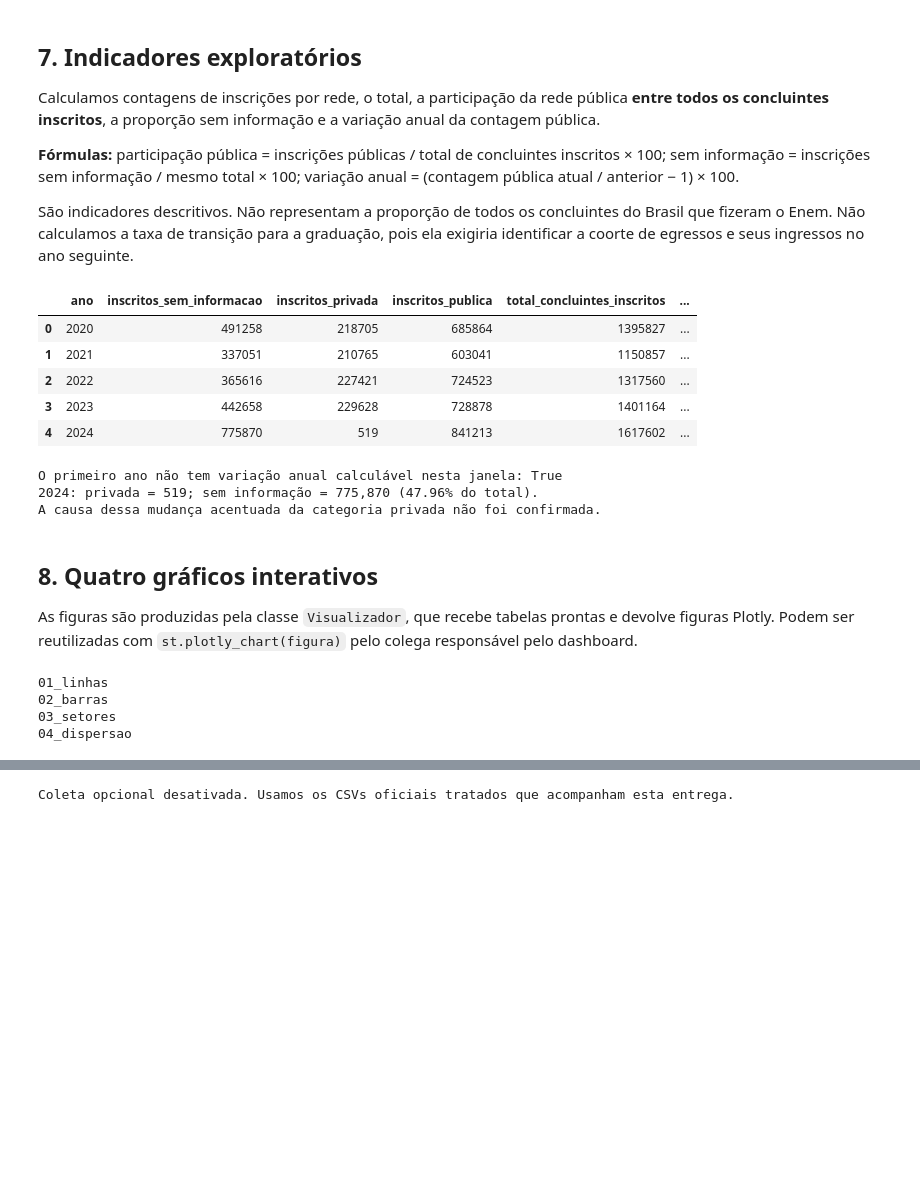
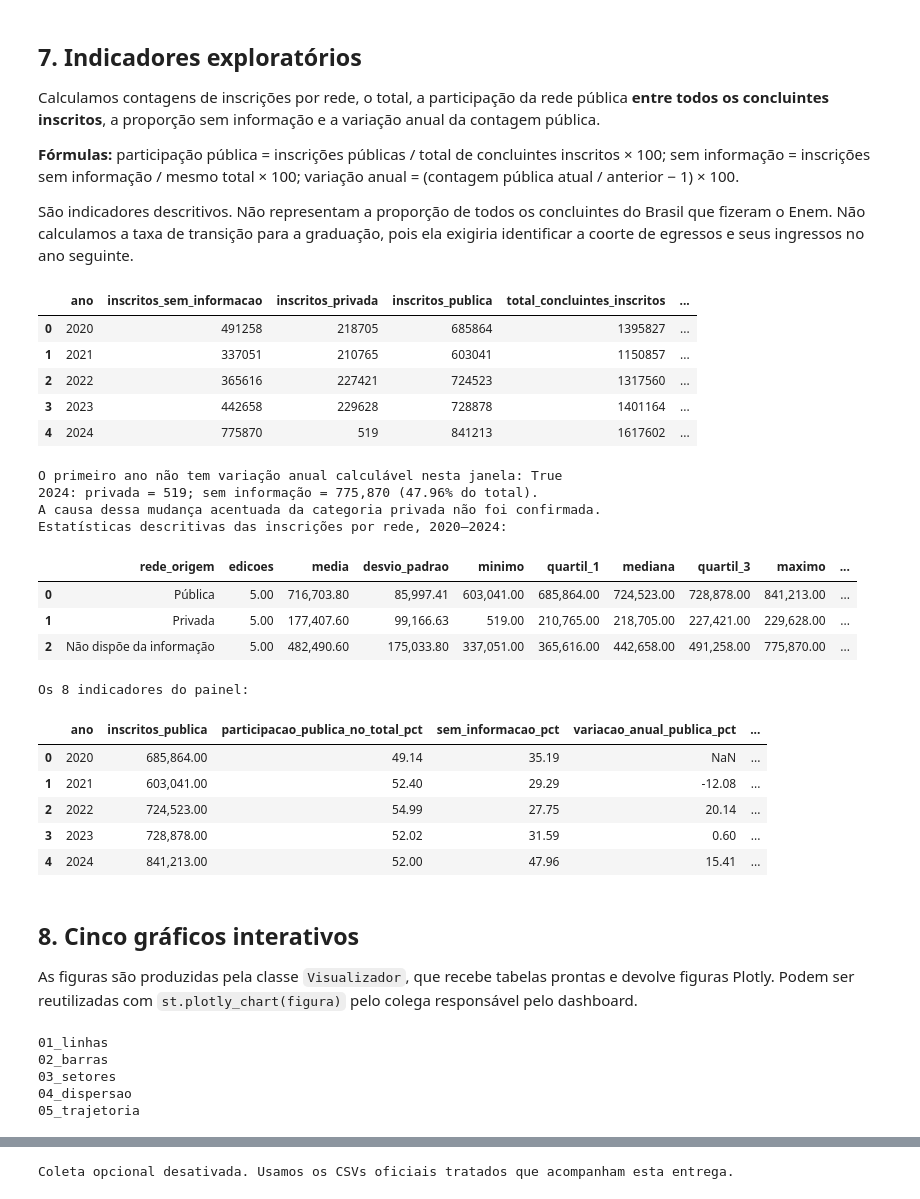
Before and after one commit to vienvs/ProjetoFinalPOO, a Jupyter notebook: notebooks/01_exploracao.ipynb, the cells around one changed output, grey strips where cells are left out. Cells and saved outputs as stored; diff of their text form; code cells hidden in the pictures; blank space fills up the shorter version.

Commit message:
feature/app-docs-estatisticas
Adiciona app.py, documentação, estatísticas descritivas e integra o notebook

```diff
--- a/notebooks/01_exploracao.ipynb
+++ b/notebooks/01_exploracao.ipynb
@@ -495,31 +351,52 @@ Não calculamos a taxa de transição para a graduação, pois ela exigiria iden
 # %%
 resumo = AnalisadorColeta(enem).resumo()
 display(resumo)
 print('O primeiro ano não tem variação anual calculável nesta janela:',
       pd.isna(resumo.loc[0, 'variacao_anual_publica_pct']))
 ano_2024 = resumo.loc[resumo.ano.eq(2024)].iloc[0]
 print(f'2024: privada = {ano_2024.inscritos_privada:,.0f}; '
       f'sem informação = {ano_2024.inscritos_sem_informacao:,.0f} '
       f'({ano_2024.sem_informacao_pct:.2f}% do total).')
 print('A causa dessa mudança acentuada da categoria privada não foi confirmada.')
+
+print('Estatísticas descritivas das inscrições por rede, 2020–2024:')
+display(AnalisadorColeta(enem).estatisticas())
+
+catalogo = CatalogoIndicadores.padrao()
+dados = carregar_dados()
+print(f'Os {len(catalogo)} indicadores do painel:')
+display(catalogo.tabela(dados))
 # %% [output]
 |  | ano | inscritos_sem_informacao | inscritos_privada | inscritos_publica | total_concluintes_inscritos | ... |
 | 0 | 2020 | 491258 | 218705 | 685864 | 1395827 | ... |
 | 1 | 2021 | 337051 | 210765 | 603041 | 1150857 | ... |
 | 2 | 2022 | 365616 | 227421 | 724523 | 1317560 | ... |
 | 3 | 2023 | 442658 | 229628 | 728878 | 1401164 | ... |
 | 4 | 2024 | 775870 | 519 | 841213 | 1617602 | ... |
 O primeiro ano não tem variação anual calculável nesta janela: True
 2024: privada = 519; sem informação = 775,870 (47.96% do total).
 A causa dessa mudança acentuada da categoria privada não foi confirmada.
+Estatísticas descritivas das inscrições por rede, 2020–2024:
+|  | rede_origem | edicoes | media | desvio_padrao | minimo | quartil_1 | mediana | quartil_3 | maximo | ... |
+| 0 | Pública | 5.00 | 716,703.80 | 85,997.41 | 603,041.00 | 685,864.00 | 724,523.00 | 728,878.00 | 841,213.00 | ... |
+| 1 | Privada | 5.00 | 177,407.60 | 99,166.63 | 519.00 | 210,765.00 | 218,705.00 | 227,421.00 | 229,628.00 | ... |
+| 2 | Não dispõe da informação | 5.00 | 482,490.60 | 175,033.80 | 337,051.00 | 365,616.00 | 442,658.00 | 491,258.00 | 775,870.00 | ... |
+Os 8 indicadores do painel:
+|  | ano | inscritos_publica | participacao_publica_no_total_pct | sem_informacao_pct | variacao_anual_publica_pct | ... |
+| 0 | 2020 | 685,864.00 | 49.14 | 35.19 | NaN | ... |
+| 1 | 2021 | 603,041.00 | 52.40 | 29.29 | -12.08 | ... |
+| 2 | 2022 | 724,523.00 | 54.99 | 27.75 | 20.14 | ... |
+| 3 | 2023 | 728,878.00 | 52.02 | 31.59 | 0.60 | ... |
+| 4 | 2024 | 841,213.00 | 52.00 | 47.96 | 15.41 | ... |
 # %% [markdown]
-## 8. Quatro gráficos interativos
+## 8. Cinco gráficos interativos
 
 As figuras são produzidas pela classe `Visualizador`, que recebe tabelas prontas e devolve figuras Plotly.
 Podem ser reutilizadas com `st.plotly_chart(figura)` pelo colega responsável pelo dashboard.
 # %%
 visualizador = Visualizador()
-figuras = visualizador.todas(enem, superior)
+dados['trajetoria_pct'] = catalogo.tabela_longa(dados, CODIGOS_TRAJETORIA)
+figuras = visualizador.todas(dados)
 # O formato Plotly é mantido na saída para ambientes compatíveis, como Jupyter.
 # No GitHub, use também os HTMLs, pois a renderização do notebook pode ser estática.
 for nome, figura in figuras.items():
@@ -530,6 +407,7 @@ for nome, figura in figuras.items():
 02_barras
 03_setores
 04_dispersao
+05_trajetoria
 # %% [markdown]
 ### Como interpretar
 
```
Also changed, not shown: parts of 12 cells of this notebook, 14 other files.
